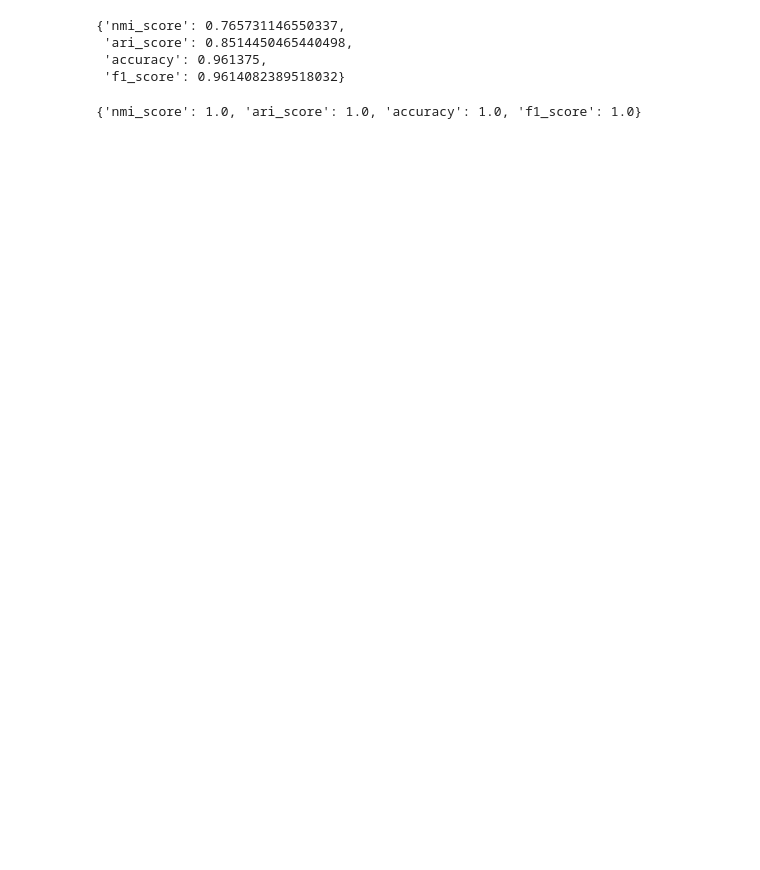
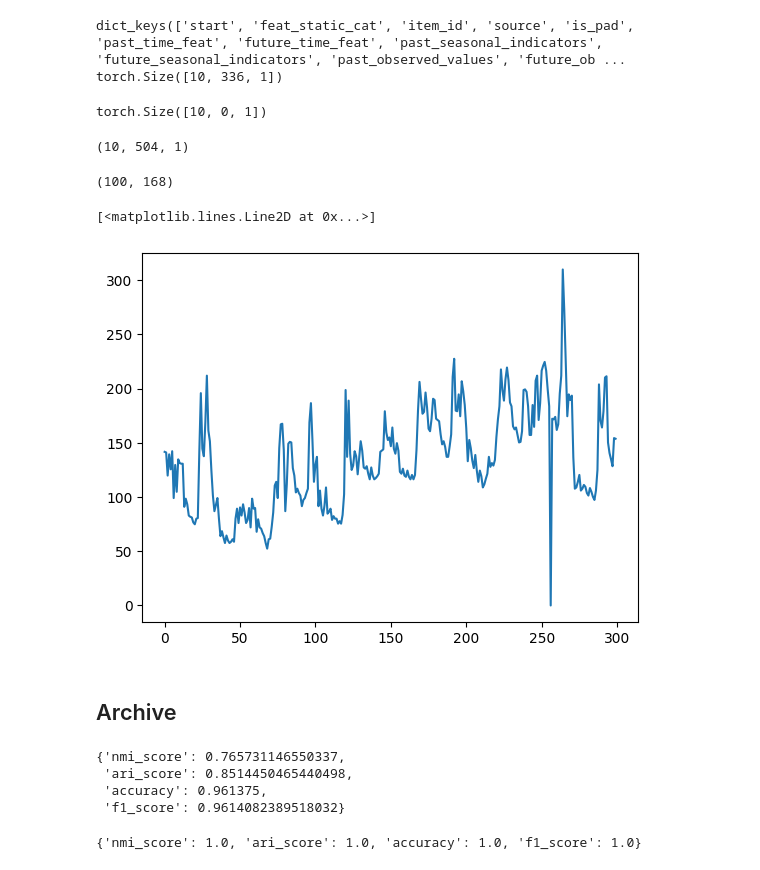
Before and after one commit to huiwenn/sds, a Jupyter notebook: test_run.ipynb, the cells around one changed output. Drawn from its saved outputs; the diff is of its cells as text; code cells hidden in the pictures; blank space fills up the shorter version.

```diff
--- a/test_run.ipynb
+++ b/test_run.ipynb
@@ -145,3 +473,30 @@ dict_keys(['elbov2', 'iwlbov2', 'inputs', 'reconstructions', 'x_samples', 'log_g
+# %%
+ground_truth, all_mean, all_lb, all_ub = prediction_generator(inference_loader, max_len=1)
+# %% [output]
+dict_keys(['start', 'feat_static_cat', 'item_id', 'source', 'is_pad', 'past_time_feat', 'future_time_feat', 'past_seasonal_indicators', 'future_seasonal_indicators', 'past_observed_values', 'future_ob ...
+torch.Size([10, 336, 1])
+# %%
+ground_truth[0].shape
+# %% [output]
+torch.Size([10, 0, 1])
+# %%
+all_mean[0].shape
+# %% [output]
+(10, 504, 1)
+# %%
+preds[0].shape
+# %% [output]
+(100, 168)
+# %%
+tests = np.load("./data/electricity_nips/test_arrays.npy", allow_pickle=True)
+# %%
+import matplotlib.pyplot as plt
+plt.plot(tests[0][:300])
+# %% [output]
+[<matplotlib.lines.Line2D at 0x...>]
+[figure, added]
+# %% [markdown]
+## Archive
 # %%
 
 true_tss = np.concatenate(true_tss, 0)
```
Also changed, not shown: parts of 49 cells of this notebook, 7 other files.
